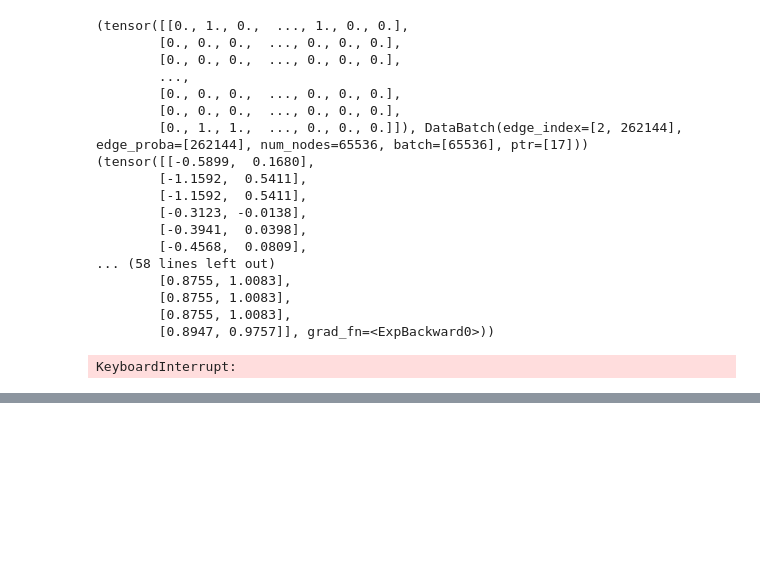
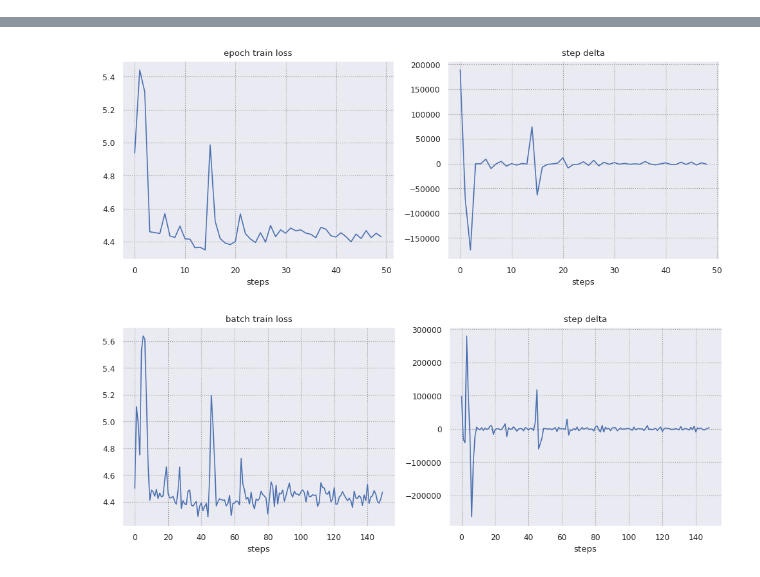
Before and after one commit to wgobrien/metagnn, a Jupyter notebook: notebooks/minimizer.ipynb, the cells around one changed output, grey strips where cells are left out. Drawn from its saved outputs; the diff is of its cells as text; code cells hidden in the pictures; blank space fills up the shorter version.

```diff
--- a/notebooks/minimizer.ipynb
+++ b/notebooks/minimizer.ipynb
@@ -24,32 +25,18 @@ The autoreload extension is already loaded. To reload it, use:
 # %%
 config = mg.tl.MetaGNNConfig(
-    batch_size = 16,
-    hidden_dim = 16,
+    batch_size = 8,
+    hidden_dim = 128,
     latent_dim = 2,
     num_layers = 2,
     num_components = 2,
-    learning_rate = .1,
-    num_epochs = 20,
+    learning_rate = .05,
+    num_epochs = 15,
     num_workers = 1,
-    k = 3,
+    save_interval=5,
+    k = 7, # k=10 1B params, k=9 200M params, k=8 72M params
 )
-mg.tl.train_metagnn("../data/combined.fasta", config, run_id="20241124-201633")
+# mg.tl.train_metagnn("../data/refseq_viruses.fasta", config)
-# %% [output]
-(tensor([[0., 1., 0.,  ..., 1., 0., 0.],
-        [0., 0., 0.,  ..., 0., 0., 0.],
-        [0., 0., 0.,  ..., 0., 0., 0.],
-        ...,
-        [0., 0., 0.,  ..., 0., 0., 0.],
-        [0., 0., 0.,  ..., 0., 0., 0.],
-        [0., 1., 1.,  ..., 0., 0., 0.]]), DataBatch(edge_index=[2, 262144], edge_proba=[262144], num_nodes=65536, batch=[65536], ptr=[17])) (tensor([[-0.5899,  0.1680],
-        [-1.1592,  0.5411],
-        [-1.1592,  0.5411],
-        [-0.3123, -0.0138],
-        [-0.3941,  0.0398],
-        [-0.4568,  0.0809],
-... (58 lines left out)
-        [0.8755, 1.0083],
-        [0.8755, 1.0083],
-        [0.8755, 1.0083],
-        [0.8947, 0.9757]], grad_fn=<ExpBackward0>))
-KeyboardInterrupt:
+# %%
+config.num_epochs = 50
+mg.tl.train_metagnn("../data/combined.fasta", config)
+# %% [output]
@@ -55,0 +55,2 @@ KeyboardInterrupt:
+[figure, added]
+[figure, added]
```
Also changed, not shown: parts of 31 cells of this notebook, 4 other files.
